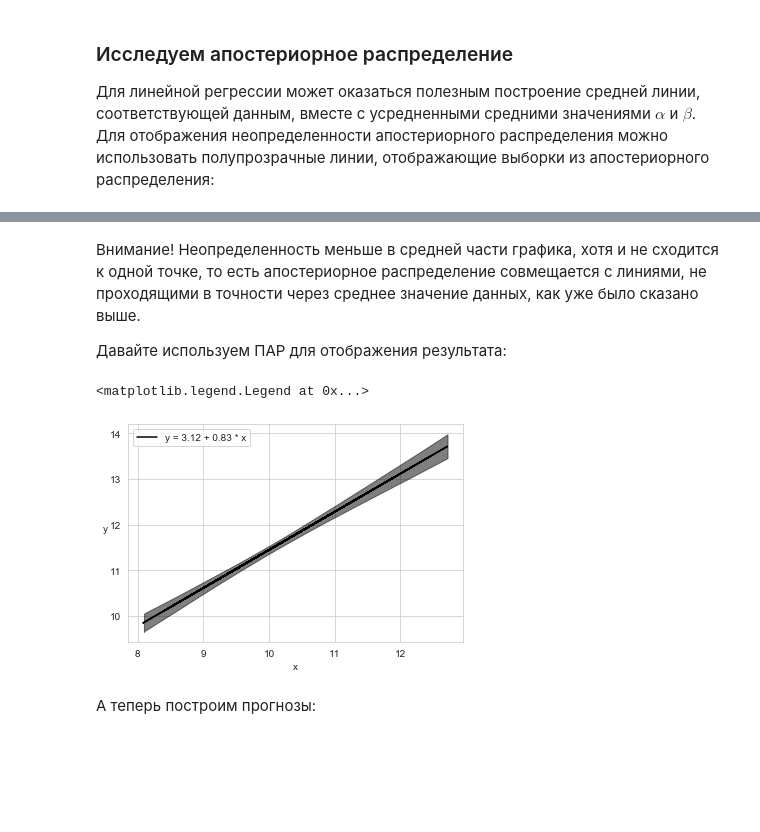
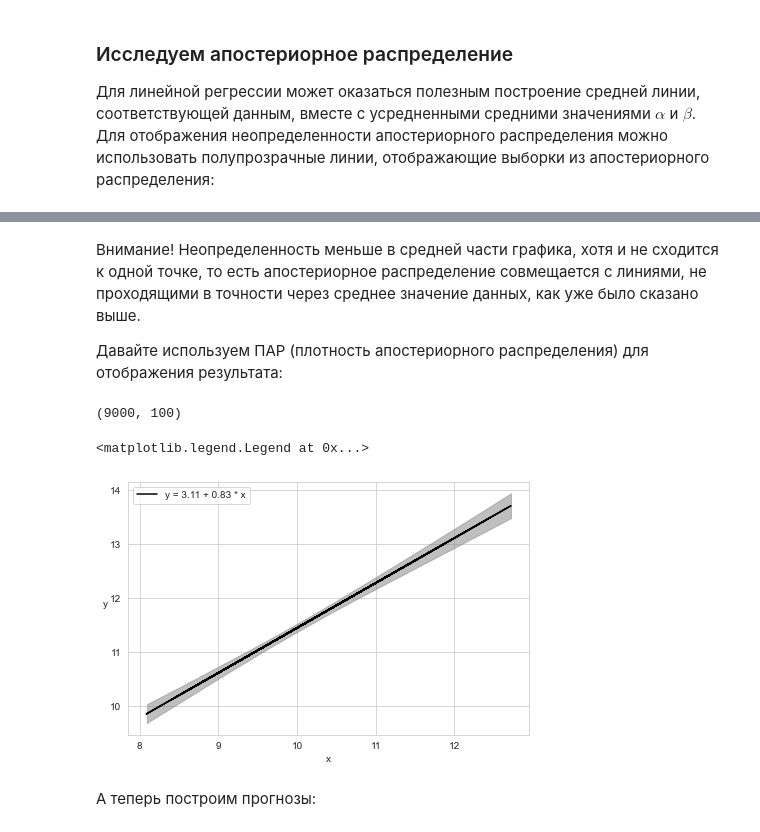
Before and after one commit to kshilin/pymc3, a Jupyter notebook: talk03/ML-10-01-Bayes03.ipynb, the cells around one changed output, grey strips where cells are left out. Saved outputs shown, nothing was run; the diff lists cells and outputs as text; code cells hidden in the pictures; blank space fills up the shorter version.

```diff
--- a/talk03/ML-10-01-Bayes03.ipynb
+++ b/talk03/ML-10-01-Bayes03.ipynb
@@ -265,20 +285,30 @@ plt.legend();
 # %% [markdown]
 Внимание! Неопределенность меньше в средней части графика, хотя и не сходится к одной точке, то есть апостериорное распределение совмещается с линиями, не проходящими в точности через среднее значение данных, как уже было сказано выше.
 
-Давайте используем ПАР для отображения результата:
+Давайте используем ПАР (плотность апостериорного распределения) для отображения результата:
+# %%
+trace_g['μ'].shape
+# %% [output]
+(9000, 100)
 # %%
 alpha_m = trace_g['α'].mean()
 beta_m  = trace_g['β'].mean()
 
+
+
+# изменился порядок!
+az.plot_hdi(x, trace_g['μ'], hdi_prob = 0.9, color='gray')
+# изменился порядок!
 plt.plot(x, alpha_m + beta_m * x, c='k',
     label=f'y = {alpha_m:.2f} + {beta_m:.2f} * x')
-sig = az.plot_hpd(x, trace_g['μ'], credible_interval=0.94, color='k')
+
+
 plt.xlabel('x')
 plt.ylabel('y', rotation=0)
 plt.legend()
 # %% [output]
 <matplotlib.legend.Legend at 0x...>
-[figure, old version]
+[figure, new version]
 # %% [markdown]
 А теперь построим прогнозы:
 # %%
```
Also changed, not shown: parts of 18 cells of this notebook, 5 other files.
